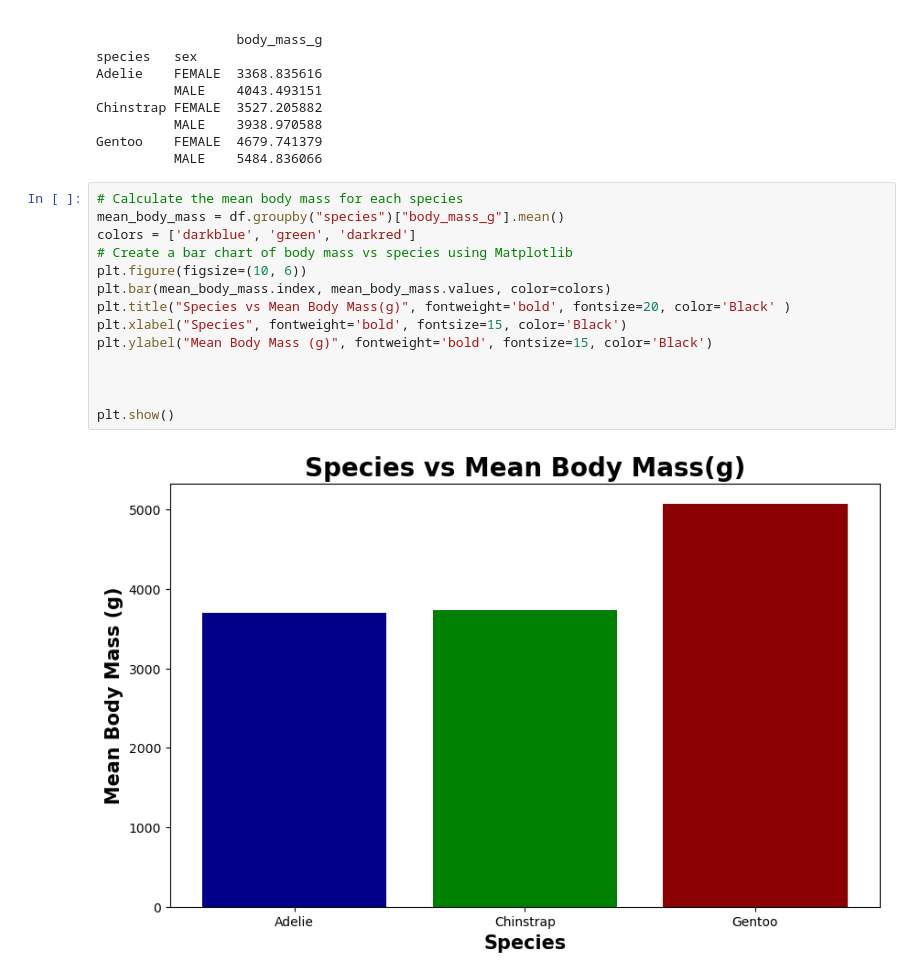
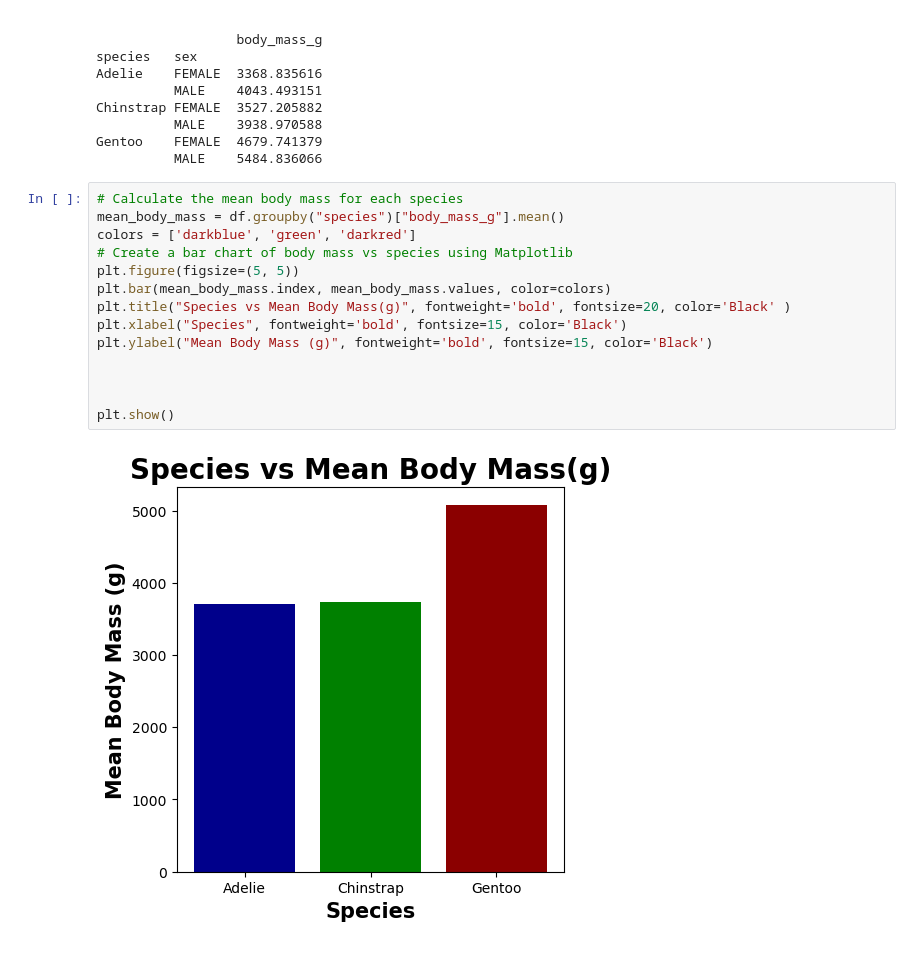
Before and after one commit to L-g00438909/my_work, a Jupyter notebook: penguins.ipynb, the cells around one changed output. Saved outputs shown, nothing was run; the diff lists cells and outputs as text.

```diff
--- a/penguins.ipynb
+++ b/penguins.ipynb
@@ -203,16 +207,16 @@ Gentoo    FEMALE  4679.741379
 # %%
 # Calculate the mean body mass for each species
 mean_body_mass = df.groupby("species")["body_mass_g"].mean()
 colors = ['darkblue', 'green', 'darkred']
 # Create a bar chart of body mass vs species using Matplotlib
-plt.figure(figsize=(10, 6))
+plt.figure(figsize=(5, 5))
 plt.bar(mean_body_mass.index, mean_body_mass.values, color=colors)
 plt.title("Species vs Mean Body Mass(g)", fontweight='bold', fontsize=20, color='Black' )
 plt.xlabel("Species", fontweight='bold', fontsize=15, color='Black')
 plt.ylabel("Mean Body Mass (g)", fontweight='bold', fontsize=15, color='Black')
 
 
 
 plt.show()
 # %% [output]
-[figure, old version]
+[figure, new version]
```
Also changed, not shown: parts of 8 cells of this notebook.
